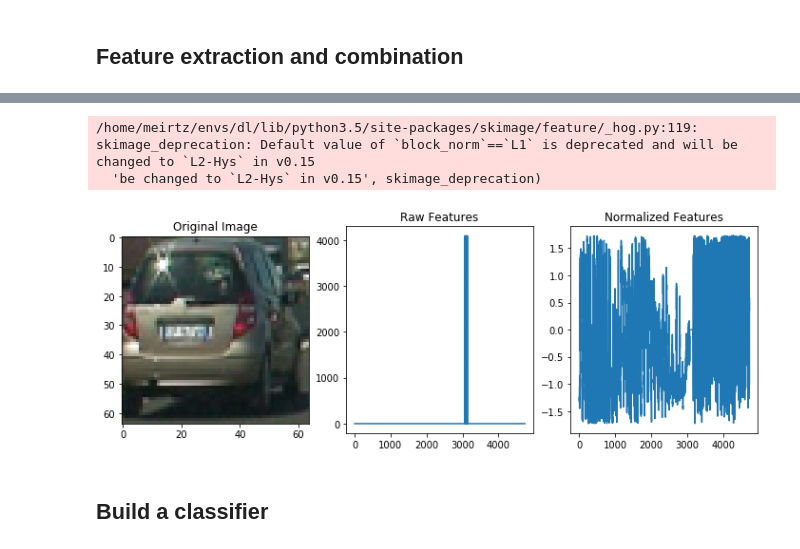
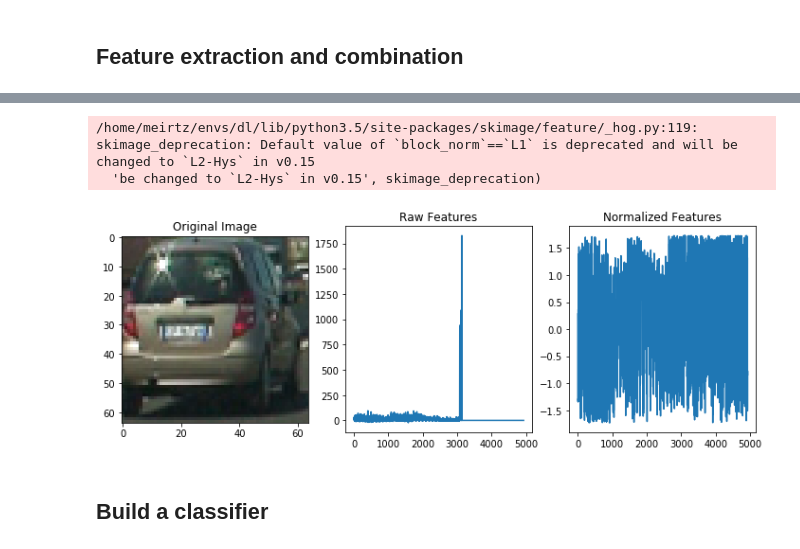
Before and after one commit to Meirtz/CarND-Vehicle-Detection, a Jupyter notebook: P5.ipynb, the cells around one changed output, grey strips where cells are left out. Saved outputs shown, nothing was run; the diff lists cells and outputs as text; code cells hidden in the pictures.

```diff
--- a/P5.ipynb
+++ b/P5.ipynb
@@ -52,12 +90,4 @@ plt.imshow(example_images[1])
 # %%
-import numpy as np
-import cv2
-import matplotlib.pyplot as plt
-import matplotlib.image as mpimg
-from sklearn.preprocessing import StandardScaler
-import glob
-from skimage.feature import hog
-
 # Define a function to compute binned color features
 def bin_spatial(img, size=(32, 32)):
     # Use cv2.resize().ravel() to create the feature vector
@@ -76,82 +106,88 @@ def color_hist(img, nbins=32, bins_range=(0, 256)):
     # Return the individual histograms, bin_centers and feature vector
     return hist_features
 
-def get_hog_features(img, orient, pix_per_cell, cell_per_block, vis=False, feature_vec=True):
-    if vis == True:
-        features, hog_image = hog(img, orientations=orient, pixels_per_cell=(pix_per_cell, pix_per_cell),
-                                  cells_per_block=(cell_per_block, cell_per_block), transform_sqrt=False,
-                                  visualise=True, feature_vector=False)
-        return features, hog_image
-    else:
-        features = hog(img, orientations=orient, pixels_per_cell=(pix_per_cell, pix_per_cell),
-                       cells_per_block=(cell_per_block, cell_per_block), transform_sqrt=False,
-                       visualise=False, feature_vector=feature_vec)
-        return features
 
-# Define a function to extract features from a list of images
-# Have this function call bin_spatial() and color_hist()
-def extract_features(imgs, cspace='RGB', spatial_size=(32, 32),
-                        hist_bins=32, hist_range=(0, 256), orient=8, pix_per_cel=8, cell_per_block=2):
+def extract_features(imgs, color_space='RGB', spatial_size=(32, 32),
+                        hist_bins=32, orient=9,
+                        pix_per_cell=8, cell_per_block=2, hog_channel=0,
+                        spatial_feat=True, hist_feat=True, hog_feat=True):
     # Create a list to append feature vectors to
     features = []
     # Iterate through the list of images
     for file in imgs:
+        file_features = []
         # Read in each one by one
         image = mpimg.imread(file)
         # apply color conversion if other than 'RGB'
-        if cspace != 'RGB':
-            if cspace == 'HSV':
+        if color_space != 'RGB':
+            if color_space == 'HSV':
                 feature_image = cv2.cvtColor(image, cv2.COLOR_RGB2HSV)
-            elif cspace == 'LUV':
+            elif color_space == 'LUV':
                 feature_image = cv2.cvtColor(image, cv2.COLOR_RGB2LUV)
-            elif cspace == 'HLS':
+            elif color_space == 'HLS':
                 feature_image = cv2.cvtColor(image, cv2.COLOR_RGB2HLS)
-            elif cspace == 'YUV':
+            elif color_space == 'YUV':
                 feature_image = cv2.cvtColor(image, cv2.COLOR_RGB2YUV)
+            elif color_space == 'YCrCb':
+                feature_image = cv2.cvtColor(image, cv2.COLOR_RGB2YCrCb)
         else: feature_image = np.copy(image)
-        # Apply bin_spatial() to get spatial color features
-        spatial_features = bin_spatial(feature_image, size=spatial_size)
-        # Apply color_hist() also with a color space option now
-        hist_features = color_hist(feature_image, nbins=hist_bins, bins_range=hist_range)
-        # Append the new feature vector to the features list
-        #print(np.array(feature_image).shape)
-        # Just assume that I will always use LUV color space
-        feature_image = cv2.cvtColor(feature_image, cv2.COLOR_LUV2RGB)
-        feature_image = cv2.cvtColor(feature_image, cv2.COLOR_RGB2GRAY)
-        hog_features = get_hog_features(feature_image, orient, pix_per_cel, cell_per_block)
-        features.append(np.concatenate((spatial_features, hist_features, hog_features)))
+
+        if spatial_feat == True:
+            spatial_features = bin_spatial(feature_image, size=spatial_size)
+            file_features.append(spatial_features)
+        if hist_feat == True:
+            # Apply color_hist()
+            hist_features = color_hist(feature_image, nbins=hist_bins)
+            file_features.append(hist_features)
+        if hog_feat == True:
+        # Call get_hog_features() with vis=False, feature_vec=True
+            if hog_channel == 'ALL':
+                hog_features = []
+                for channel in range(feature_image.shape[2]):
+                    hog_features.append(get_hog_features(feature_image[:,:,channel],
+                                        orient, pix_per_cell, cell_per_block,
+                                        vis=False, feature_vec=True))
+                hog_features = np.ravel(hog_features)
+            else:
+                hog_features = get_hog_features(feature_image[:,:,hog_channel], orient,
+                            pix_per_cell, cell_per_block, vis=False, feature_vec=True)
+            # Append the new feature vector to the features list
+            file_features.append(hog_features)
+        features.append(np.concatenate(file_features))
     # Return list of feature vectors
     return features
 
-car_features = extract_features(cars[0:2], cspace='LUV', spatial_size=(32, 32),
-                        hist_bins=32, hist_range=(0, 256))
-notcar_features = extract_features(notcars[0:2], cspace='LUV', spatial_size=(32, 32),
-                        hist_bins=32, hist_range=(0, 256))
+
+
+car_features = extract_features(cars[0:2], color_space='LUV', spatial_size=(32, 32),
+                        hist_bins=32)
+notcar_features = extract_features(notcars[0:2], color_space='LUV', spatial_size=(32, 32),
+                        hist_bins=32)
 
 if len(car_features) > 0:
     # Create an array stack of feature vectors
     X = np.vstack((car_features, notcar_features)).astype(np.float64)
     # Fit a per-column scaler
     X_scaler = StandardScaler().fit(X)
     # Apply the scaler to X
     scaled_X = X_scaler.transform(X)
     car_ind = 1
     # Plot an example of raw and scaled features
     fig = plt.figure(figsize=(12,4))
     plt.subplot(131)
     plt.imshow(mpimg.imread(cars[car_ind]))
     plt.title('Original Image')
     plt.subplot(132)
     plt.plot(X[car_ind])
     plt.title('Raw Features')
     plt.subplot(133)
     plt.plot(scaled_X[car_ind])
     plt.title('Normalized Features')
 else:
     print('Your function only returns empty feature vectors...')
 # %% [output]
 /home/meirtz/envs/dl/lib/python3.5/site-packages/skimage/feature/_hog.py:119: skimage_deprecation: Default value of `block_norm`==`L1` is deprecated and will be changed to `L2-Hys` in v0.15
   'be changed to `L2-Hys` in v0.15', skimage_deprecation)
-[figure, old version]
+[figure, new version]
 # %% [markdown]
 ## Build a classifier
```
Also changed, not shown: parts of 15 cells of this notebook.
